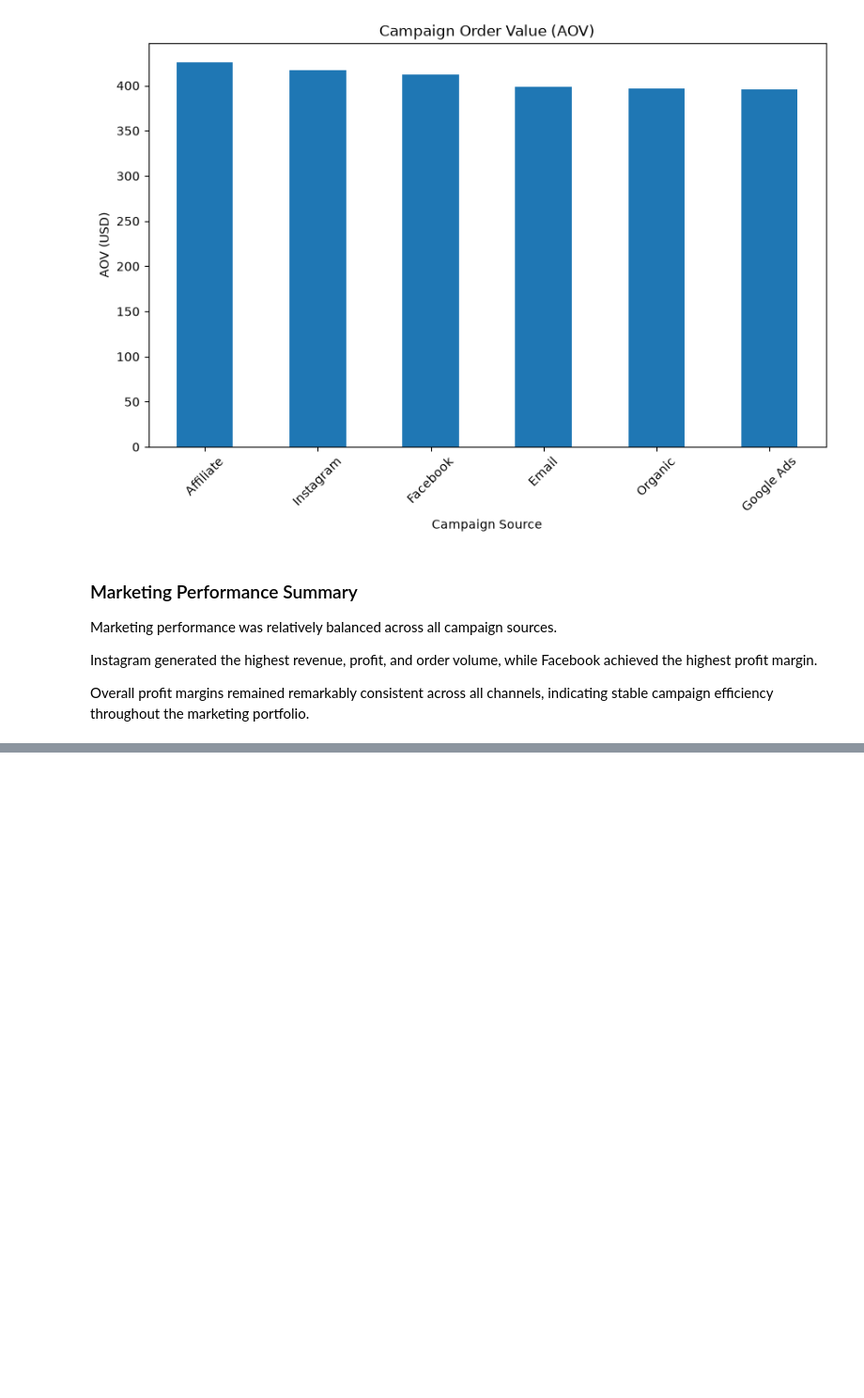
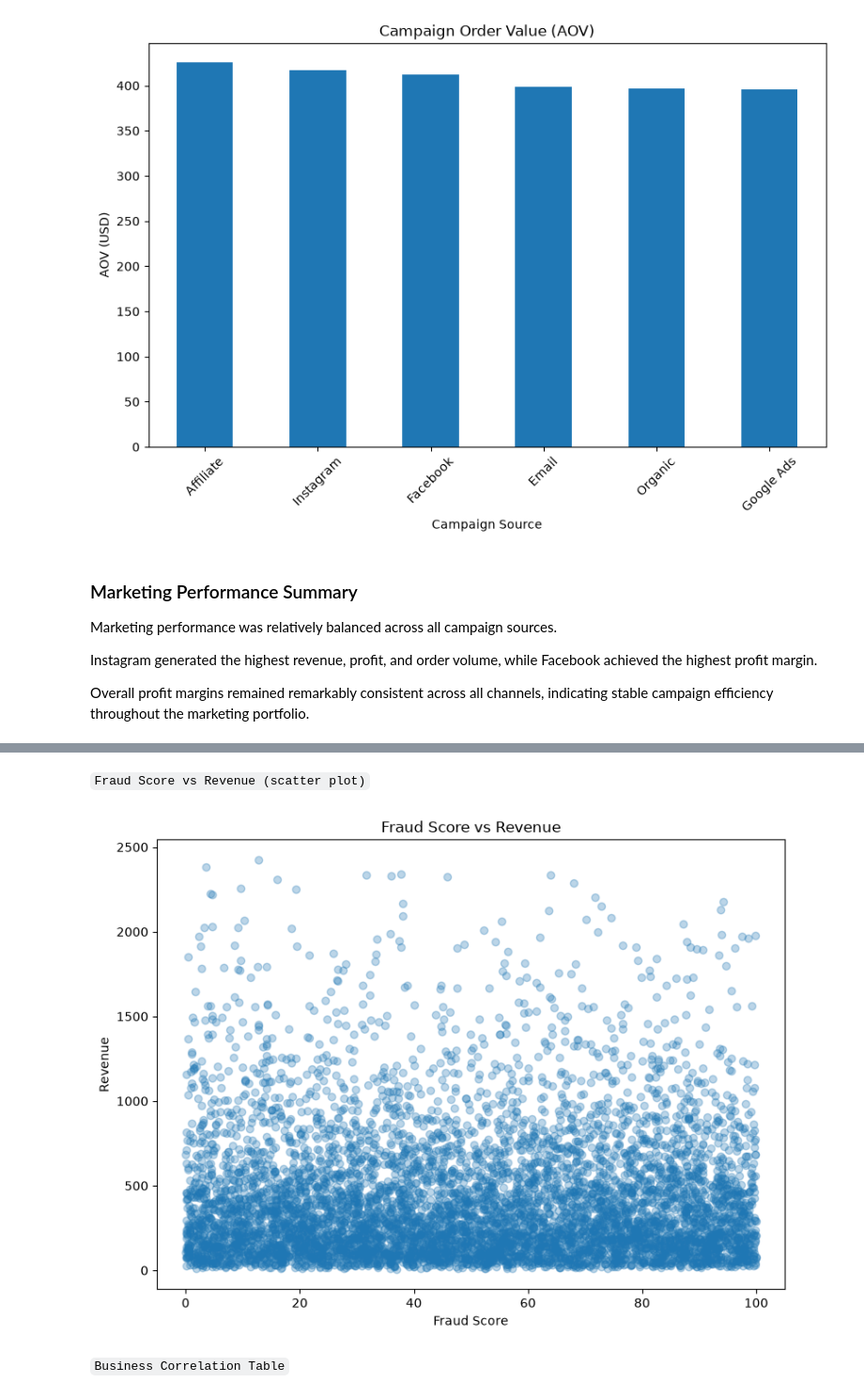
Before and after one commit to Suman-byte8/global-e-commerce-dataset-1M-records-2024-2026-analysis, a Jupyter notebook: notebooks/02_Exploratory_Data_Analysis.ipynb, the cells around one changed output, grey strips where cells are left out. Shown at 94% size. Drawn from its saved outputs; the diff is of its cells as text; code cells hidden in the pictures; blank space fills up the shorter version.

````diff
--- a/notebooks/02_Exploratory_Data_Analysis.ipynb
+++ b/notebooks/02_Exploratory_Data_Analysis.ipynb
@@ -2586,0 +2784,22 @@ Overall profit margins remained remarkably consistent across all channels, indic
+# %% [markdown]
+```Fraud Score vs Revenue (scatter plot)```
+# %%
+plt.figure(figsize=(8,6))
+
+plt.scatter(
+    completed_orders["fraud_risk_score"],
+    completed_orders["total_price_usd"],
+    alpha=0.3
+)
+
+plt.title("Fraud Score vs Revenue")
+plt.xlabel("Fraud Score")
+plt.ylabel("Revenue")
+
+plt.tight_layout()
+plt.savefig("../images/fraud_score_revenue.png")
+plt.show()
+# %% [output]
+[figure, added]
+# %% [markdown]
+```Business Correlation Table```
````
Also changed, not shown: parts of 16 cells of this notebook, 4 other files.
